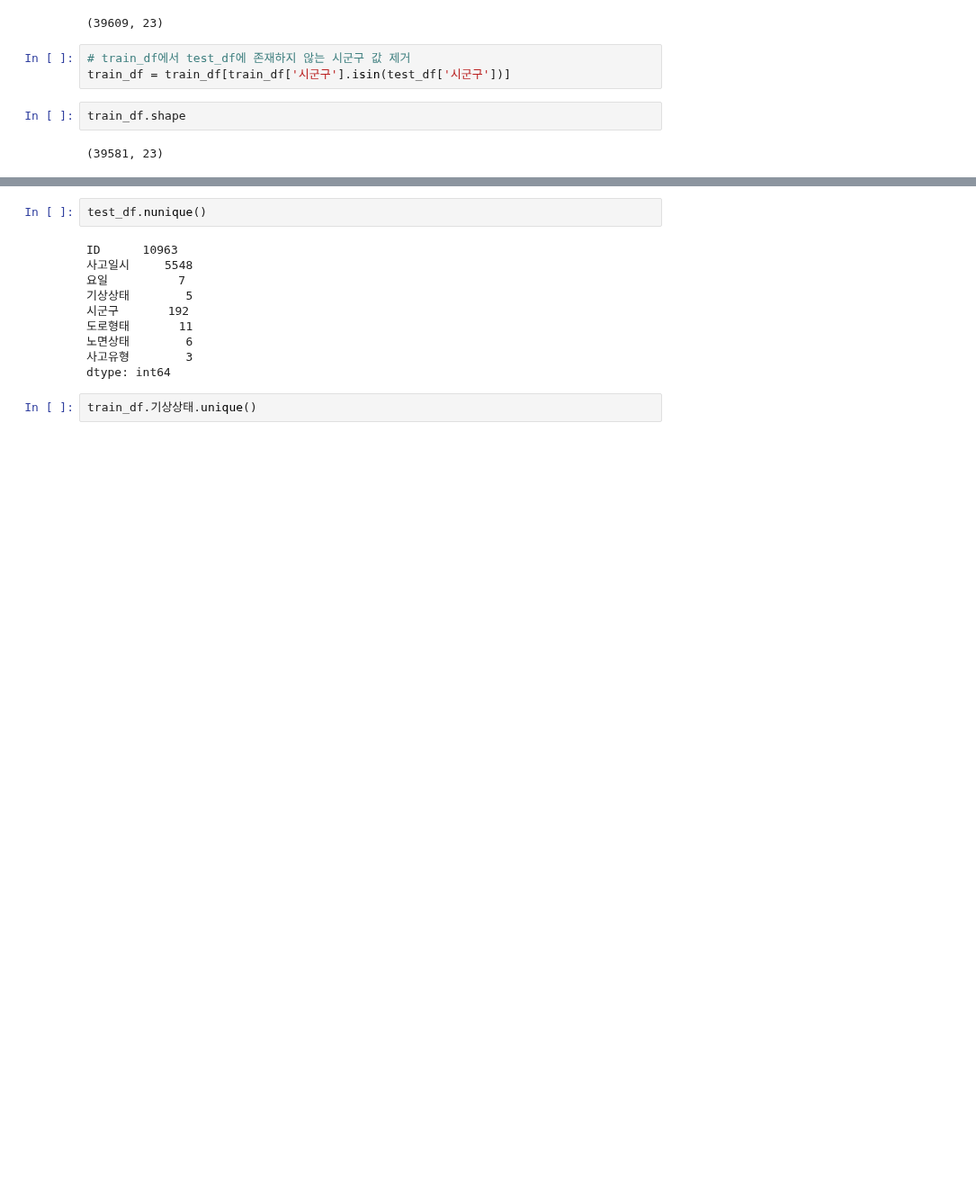
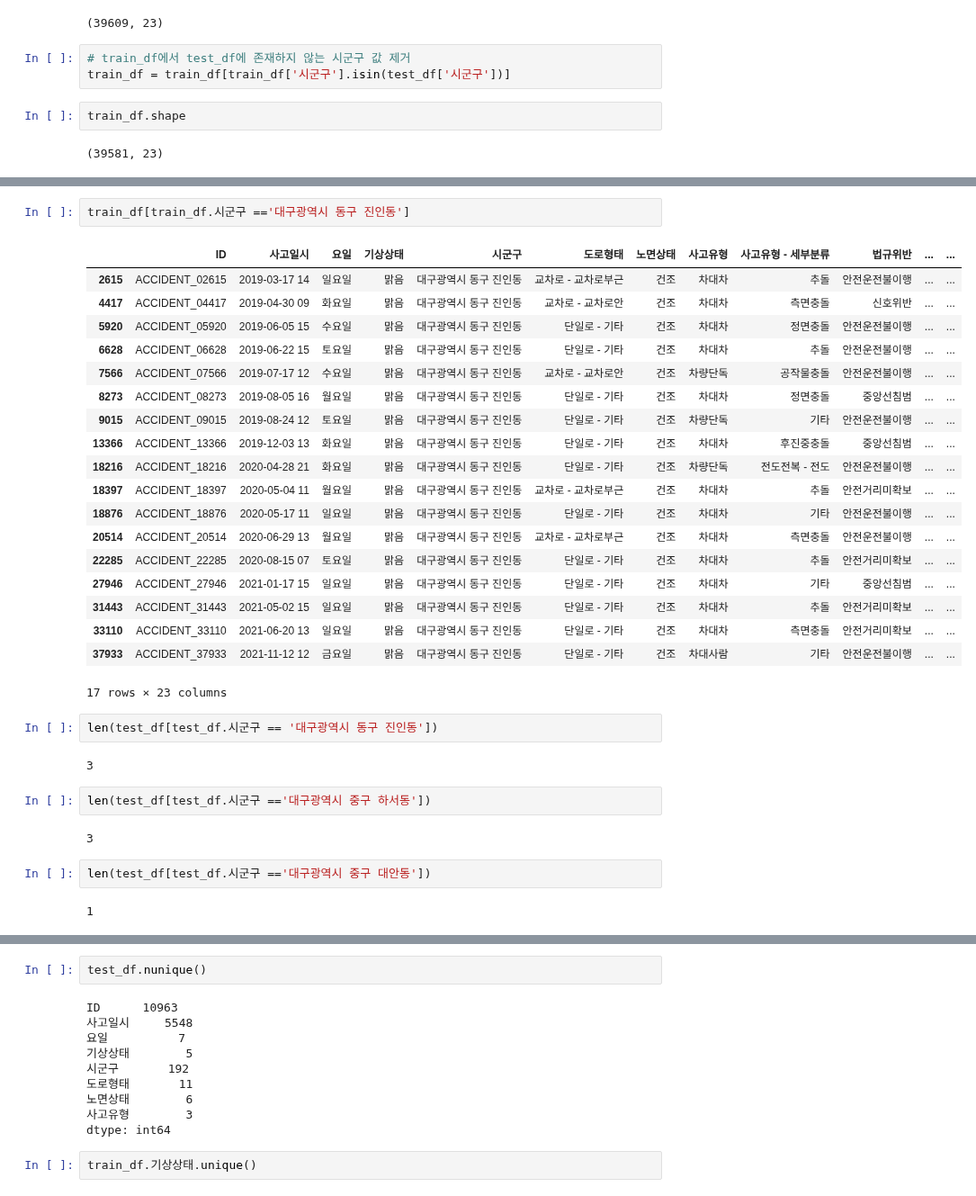
Before and after one commit to tgwon/ai4ml, a Jupyter notebook: project/EDA_Preprocessing_FeatureEngineering.ipynb, the cells around one changed output, grey strips where cells are left out. Shown at 90% size. Saved outputs shown, nothing was run; the diff lists cells and outputs as text; blank space fills up the shorter version.

```diff
--- a/project/EDA_Preprocessing_FeatureEngineering.ipynb
+++ b/project/EDA_Preprocessing_FeatureEngineering.ipynb
@@ -197,0 +350,34 @@ train_df.shape
+# %%
+train_df[train_df.시군구 =='대구광역시 동구 진인동']
+# %% [output]
+|  | ID | 사고일시 | 요일 | 기상상태 | 시군구 | 도로형태 | 노면상태 | 사고유형 | 사고유형 - 세부분류 | 법규위반 | ... | ... |
+| 2615 | ACCIDENT_02615 | 2019-03-17 14 | 일요일 | 맑음 | 대구광역시 동구 진인동 | 교차로 - 교차로부근 | 건조 | 차대차 | 추돌 | 안전운전불이행 | ... | ... |
+| 4417 | ACCIDENT_04417 | 2019-04-30 09 | 화요일 | 맑음 | 대구광역시 동구 진인동 | 교차로 - 교차로안 | 건조 | 차대차 | 측면충돌 | 신호위반 | ... | ... |
+| 5920 | ACCIDENT_05920 | 2019-06-05 15 | 수요일 | 맑음 | 대구광역시 동구 진인동 | 단일로 - 기타 | 건조 | 차대차 | 정면충돌 | 안전운전불이행 | ... | ... |
+| 6628 | ACCIDENT_06628 | 2019-06-22 15 | 토요일 | 맑음 | 대구광역시 동구 진인동 | 단일로 - 기타 | 건조 | 차대차 | 추돌 | 안전운전불이행 | ... | ... |
+| 7566 | ACCIDENT_07566 | 2019-07-17 12 | 수요일 | 맑음 | 대구광역시 동구 진인동 | 교차로 - 교차로안 | 건조 | 차량단독 | 공작물충돌 | 안전운전불이행 | ... | ... |
+| 8273 | ACCIDENT_08273 | 2019-08-05 16 | 월요일 | 맑음 | 대구광역시 동구 진인동 | 단일로 - 기타 | 건조 | 차대차 | 정면충돌 | 중앙선침범 | ... | ... |
+| 9015 | ACCIDENT_09015 | 2019-08-24 12 | 토요일 | 맑음 | 대구광역시 동구 진인동 | 단일로 - 기타 | 건조 | 차량단독 | 기타 | 안전운전불이행 | ... | ... |
+| 13366 | ACCIDENT_13366 | 2019-12-03 13 | 화요일 | 맑음 | 대구광역시 동구 진인동 | 단일로 - 기타 | 건조 | 차대차 | 후진중충돌 | 중앙선침범 | ... | ... |
+| 18216 | ACCIDENT_18216 | 2020-04-28 21 | 화요일 | 맑음 | 대구광역시 동구 진인동 | 단일로 - 기타 | 건조 | 차량단독 | 전도전복 - 전도 | 안전운전불이행 | ... | ... |
+| 18397 | ACCIDENT_18397 | 2020-05-04 11 | 월요일 | 맑음 | 대구광역시 동구 진인동 | 교차로 - 교차로부근 | 건조 | 차대차 | 추돌 | 안전거리미확보 | ... | ... |
+| 18876 | ACCIDENT_18876 | 2020-05-17 11 | 일요일 | 맑음 | 대구광역시 동구 진인동 | 단일로 - 기타 | 건조 | 차대차 | 기타 | 안전운전불이행 | ... | ... |
+| 20514 | ACCIDENT_20514 | 2020-06-29 13 | 월요일 | 맑음 | 대구광역시 동구 진인동 | 교차로 - 교차로부근 | 건조 | 차대차 | 측면충돌 | 안전운전불이행 | ... | ... |
+| 22285 | ACCIDENT_22285 | 2020-08-15 07 | 토요일 | 맑음 | 대구광역시 동구 진인동 | 단일로 - 기타 | 건조 | 차대차 | 추돌 | 안전거리미확보 | ... | ... |
+| 27946 | ACCIDENT_27946 | 2021-01-17 15 | 일요일 | 맑음 | 대구광역시 동구 진인동 | 단일로 - 기타 | 건조 | 차대차 | 기타 | 중앙선침범 | ... | ... |
+| 31443 | ACCIDENT_31443 | 2021-05-02 15 | 일요일 | 맑음 | 대구광역시 동구 진인동 | 단일로 - 기타 | 건조 | 차대차 | 추돌 | 안전거리미확보 | ... | ... |
+| 33110 | ACCIDENT_33110 | 2021-06-20 13 | 일요일 | 맑음 | 대구광역시 동구 진인동 | 단일로 - 기타 | 건조 | 차대차 | 측면충돌 | 안전거리미확보 | ... | ... |
+| 37933 | ACCIDENT_37933 | 2021-11-12 12 | 금요일 | 맑음 | 대구광역시 동구 진인동 | 단일로 - 기타 | 건조 | 차대사람 | 기타 | 안전운전불이행 | ... | ... |
+17 rows × 23 columns
+# %%
+len(test_df[test_df.시군구 == '대구광역시 동구 진인동'])
+# %% [output]
+3
+# %%
+len(test_df[test_df.시군구 =='대구광역시 중구 하서동'])
+# %% [output]
+3
+# %%
+len(test_df[test_df.시군구 =='대구광역시 중구 대안동'])
+# %% [output]
+1
```
Also changed, not shown: parts of 25 cells of this notebook.
